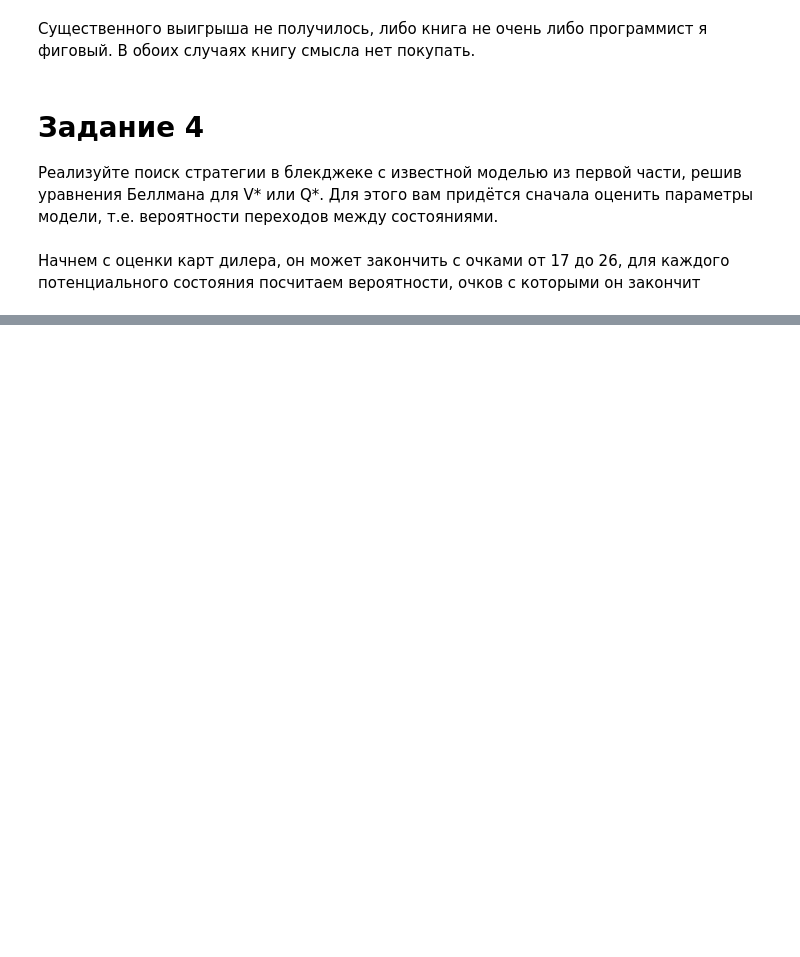
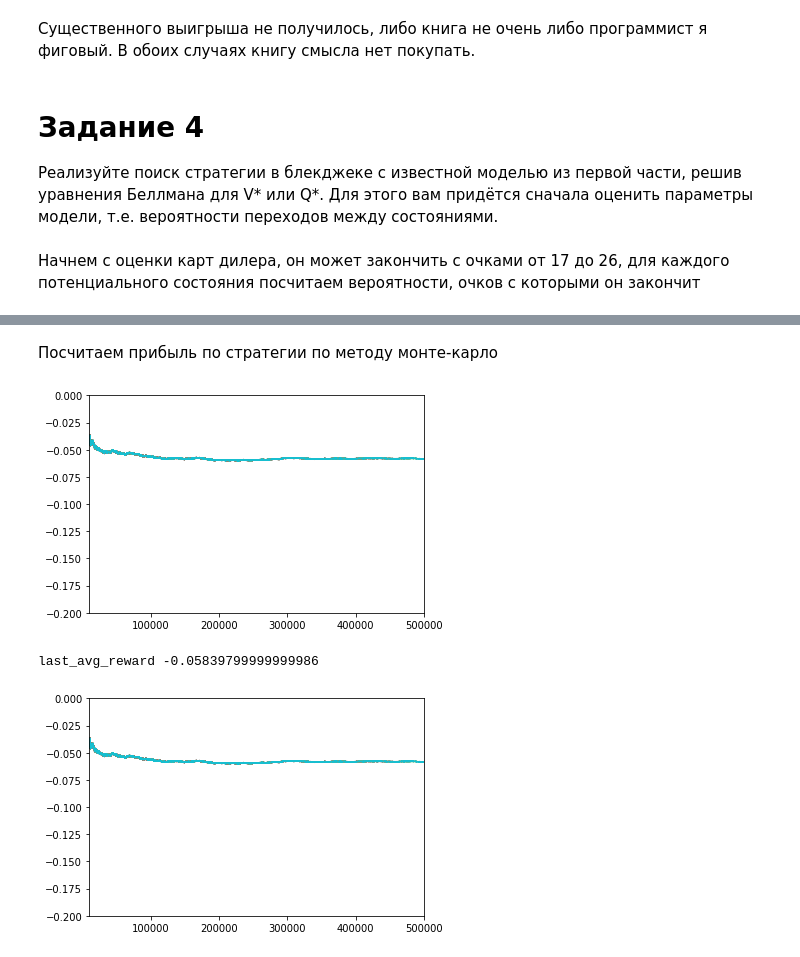
Before and after one commit to OlegPozovnoy/ReinforcementLearningHW, a Jupyter notebook: HW1/Blackjack.ipynb, the cells around one changed output, grey strips where cells are left out. Drawn from its saved outputs; the diff is of its cells as text; code cells hidden in the pictures; blank space fills up the shorter version.

```diff
--- a/HW1/Blackjack.ipynb
+++ b/HW1/Blackjack.ipynb
@@ -800,13 +799,4 @@ TypeError: ignored
 # %%
-def get_state_by_code(code):
-    state_dims = [3, 7, 32 ,11, 2]
-    result = []
-    for i in range(len(state_dims)-1, -1, -1):
-        result.append(code%state_dims[i])
-        code = int(code/state_dims[i])
-        result.reverse()
-    return tuple(result)
-
 for i in range(num_states):
     if np.max(states_counter[i][:]) > 0:
         print(get_state_by_code(i), " assessment ", q_values[i][:], states_counter[i], np.argmax(q_values[i]))
@@ -838,0 +962,50 @@ for i in range(num_states):
+# %% [markdown]
+Посчитаем прибыль по стратегии по методу монте-карло
+# %%
+env = gym.make('Blackjack-v0')
+
+import matplotlib.pyplot as plt
+import time
+import pylab as pl
+from IPython import display
+
+
+def test_solution(num_iterations = 100000, plot = False, debug = False):
+    avg_rewards = []
+    for _ in range(num_iterations):
+        state = env.reset()
+        if debug: print("New Game")
+        state_code = get_code_by_state_full_game(state[0], state[2], state[1])
+        if debug: print(state, "->", state_code)
+
+        done = False
+
+        while not done:
+            action = np.argmax(decision_matrix[state_code])
+            if debug: print("action", action, decision_matrix[state_code])
+
+            state, reward, done, _ = env.step(action)
+            state_code = get_code_by_state_full_game(state[0], state[2], state[1])
+
+            if debug: print("next_state", state, reward, done, some, state_code)
+
+            if done == True:
+                if len(avg_rewards) == 0:
+                    avg_rewards.append(reward)
+                else:
+                    avg_rewards.append((avg_rewards[-1] * len(avg_rewards) + reward)/(len(avg_rewards)+1))
+
+        if len(avg_rewards)%10000 == 0 and plot:
+            pl.plot(avg_rewards)
+            pl.xlim(10000, num_iterations)
+            pl.ylim(-0.2,0)
+            display.clear_output(wait=True)
+            display.display(pl.gcf())
+    print(f'last_avg_reward {avg_rewards[-1]}')
+    return avg_rewards
+
+avg_rewards = test_solution(num_iterations = 500000, debug = False, plot = True)
+# %% [output]
+[figure, added]
+last_avg_reward -0.05839799999999986
+[figure, added]
```
Also changed, not shown: parts of 15 cells of this notebook.
